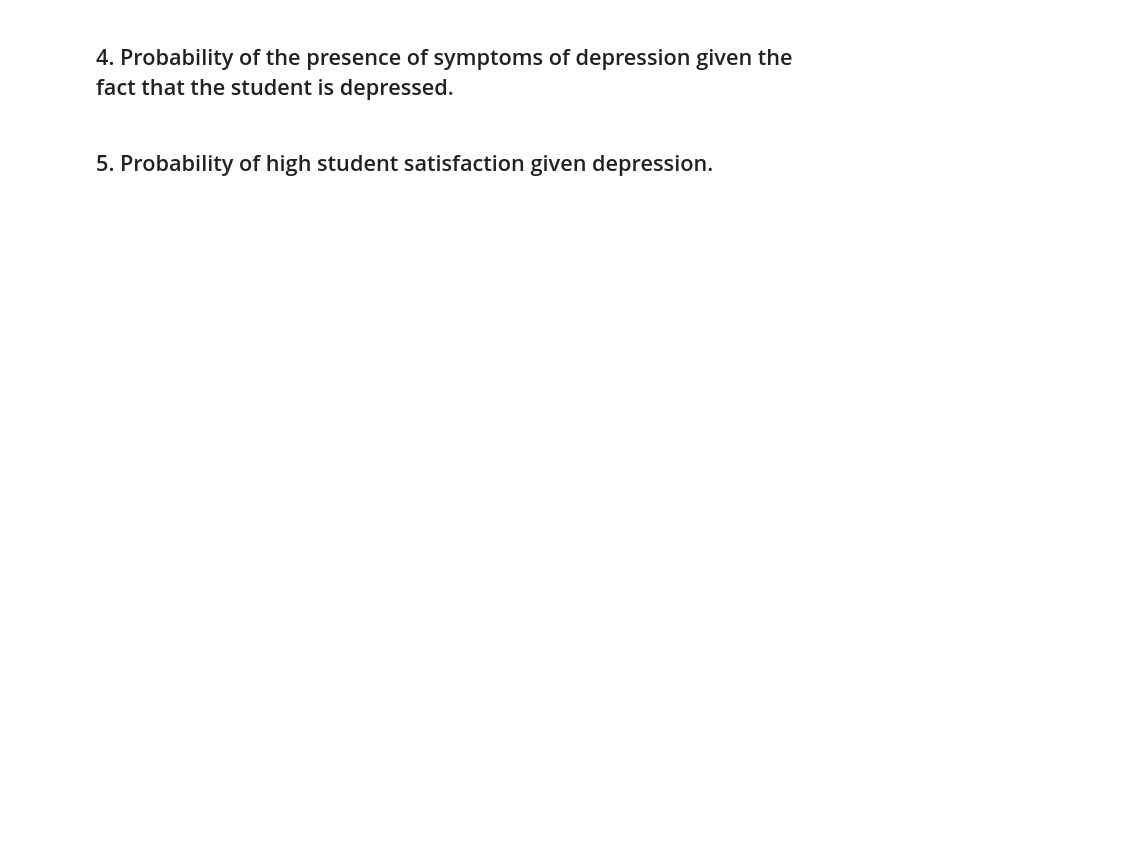
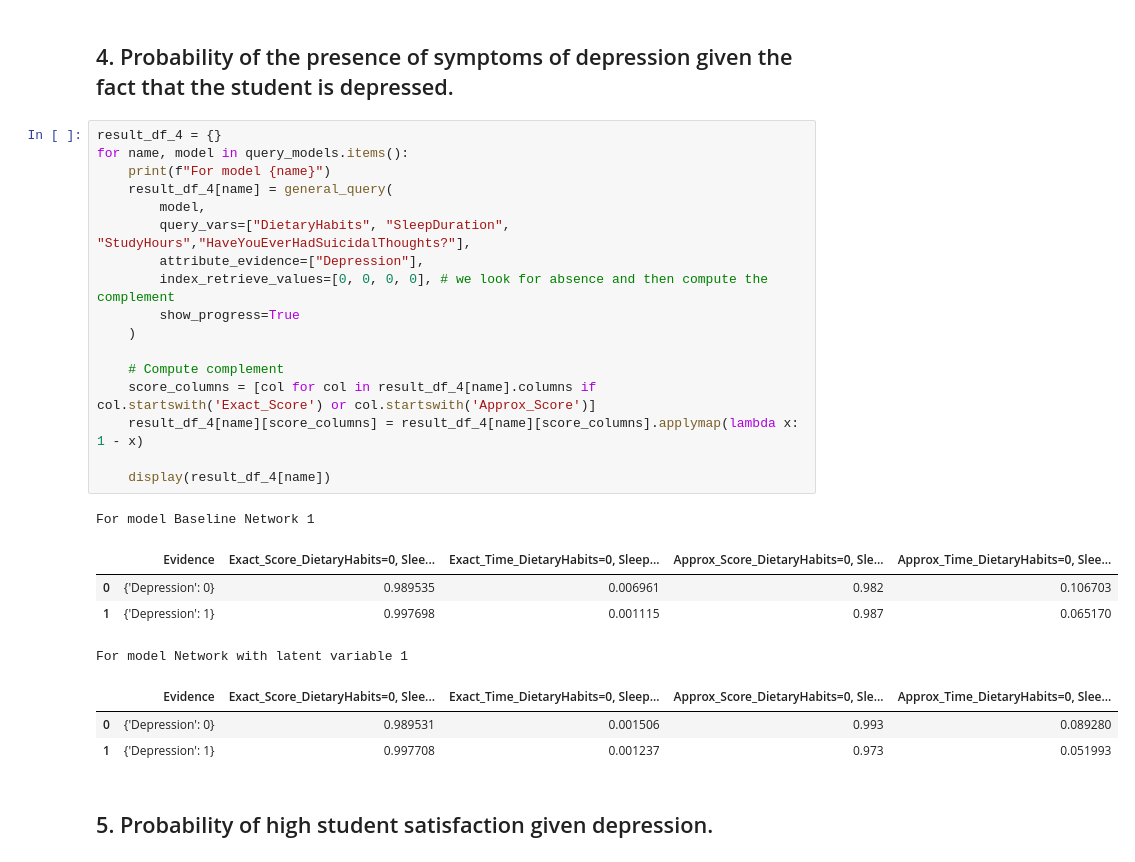
Before and after one commit to Shardyne/faikr3-project, a Jupyter notebook: network_comparison.ipynb, the cells around one changed output. Saved outputs shown, nothing was run; the diff lists cells and outputs as text; blank space fills up the shorter version.

```diff
--- a/network_comparison.ipynb
+++ b/network_comparison.ipynb
@@ -532,4 +612,30 @@ In the model baseline model, it is obtained by setting in the evidence all the v
 # %% [markdown]
 ## 4. Probability of the presence of symptoms of depression given the fact that the student is depressed.
+# %%
+result_df_4 = {}
+for name, model in query_models.items():
+    print(f"For model {name}")
+    result_df_4[name] = general_query(
+        model,
+        query_vars=["DietaryHabits", "SleepDuration", "StudyHours","HaveYouEverHadSuicidalThoughts?"],
+        attribute_evidence=["Depression"],
+        index_retrieve_values=[0, 0, 0, 0], # we look for absence and then compute the complement
+        show_progress=True
+    )
+
+    # Compute complement
+    score_columns = [col for col in result_df_4[name].columns if col.startswith('Exact_Score') or col.startswith('Approx_Score')]
+    result_df_4[name][score_columns] = result_df_4[name][score_columns].applymap(lambda x: 1 - x)
+
+    display(result_df_4[name])
+# %% [output]
+For model Baseline Network 1
+|  | Evidence | Exact_Score_DietaryHabits=0, Slee... | Exact_Time_DietaryHabits=0, Sleep... | Approx_Score_DietaryHabits=0, Sle... | Approx_Time_DietaryHabits=0, Slee... |
+| 0 | {'Depression': 0} | 0.989535 | 0.006961 | 0.982 | 0.106703 |
+| 1 | {'Depression': 1} | 0.997698 | 0.001115 | 0.987 | 0.065170 |
+For model Network with latent variable 1
+|  | Evidence | Exact_Score_DietaryHabits=0, Slee... | Exact_Time_DietaryHabits=0, Sleep... | Approx_Score_DietaryHabits=0, Sle... | Approx_Time_DietaryHabits=0, Slee... |
+| 0 | {'Depression': 0} | 0.989531 | 0.001506 | 0.993 | 0.089280 |
+| 1 | {'Depression': 1} | 0.997708 | 0.001237 | 0.973 | 0.051993 |
 # %% [markdown]
 ## 5.  Probability of high student satisfaction given depression.
```
Also changed, not shown: parts of 9 cells of this notebook.
